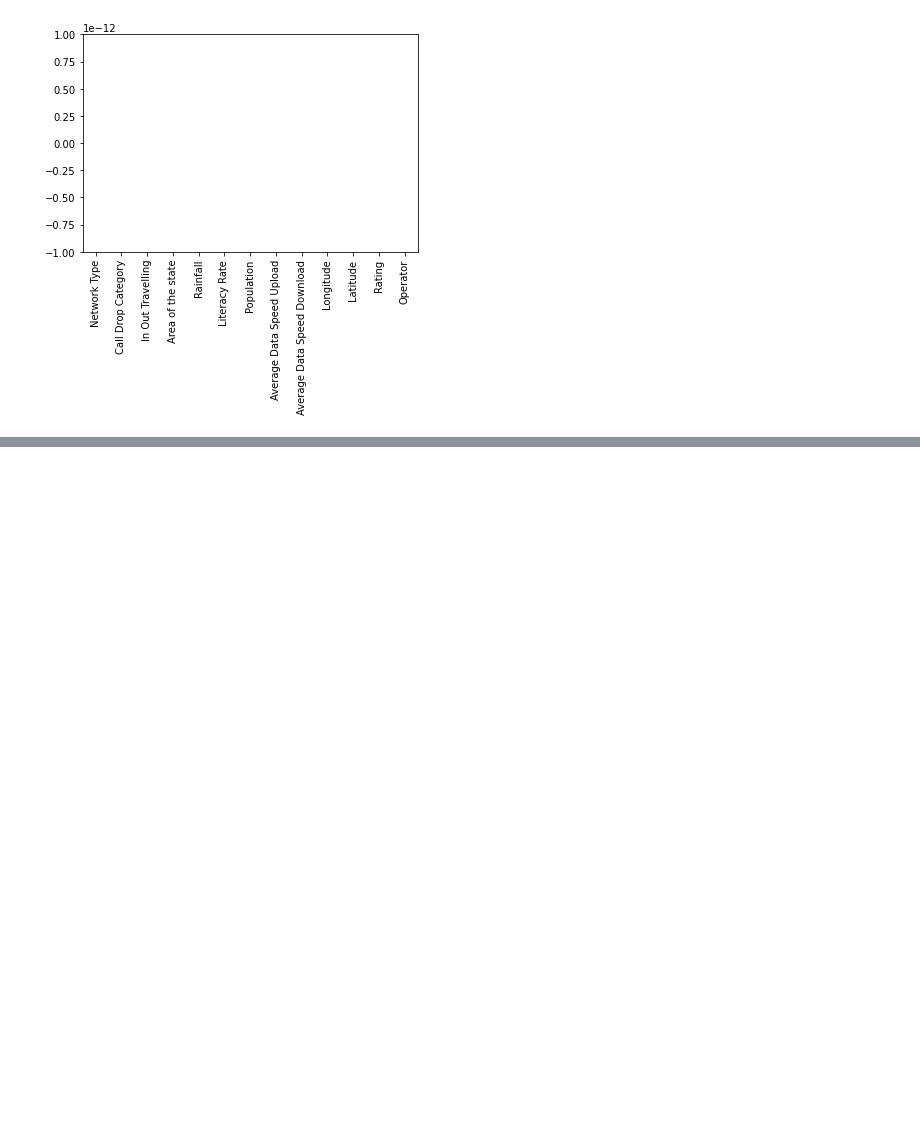
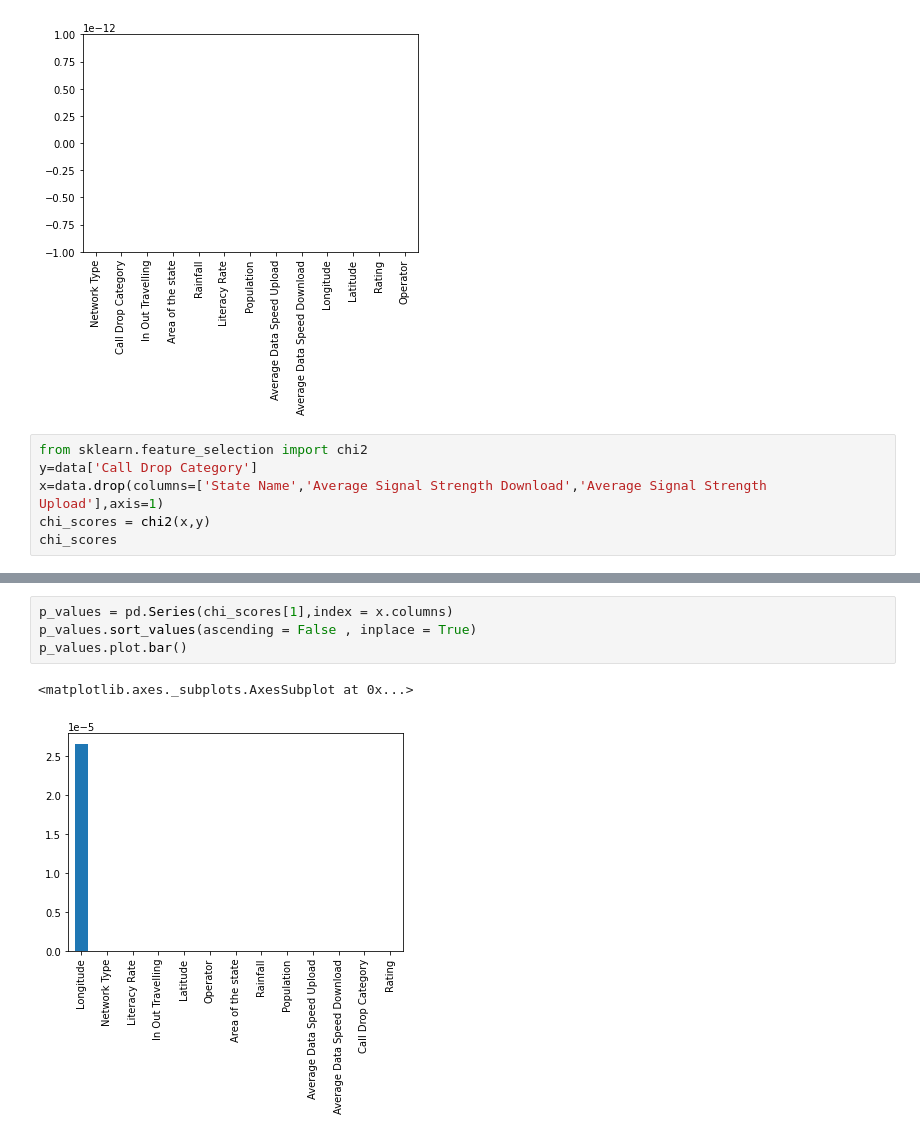
Before and after one commit to llohar/Project_6, a Jupyter notebook: Project6_soln.ipynb, the cells around one changed output, grey strips where cells are left out. Cells and saved outputs as stored; diff of their text form; blank space fills up the shorter version.

```diff
--- a/Project6_soln.ipynb
+++ b/Project6_soln.ipynb
@@ -308,3 +308,9 @@ p_values.plot.bar()
 # %% [output]
 <matplotlib.axes._subplots.AxesSubplot at 0x...>
 [figure]
+# %%
+from sklearn.feature_selection import chi2
+y=data['Call Drop Category']
+x=data.drop(columns=['State Name','Average Signal Strength Download','Average Signal Strength Upload'],axis=1)
+chi_scores = chi2(x,y)
+chi_scores
@@ -310,0 +326,7 @@ p_values.plot.bar()
+# %%
+p_values = pd.Series(chi_scores[1],index = x.columns)
+p_values.sort_values(ascending = False , inplace = True)
+p_values.plot.bar()
+# %% [output]
+<matplotlib.axes._subplots.AxesSubplot at 0x...>
+[figure, added]
```
Also changed, not shown: parts of 5 cells of this notebook.
